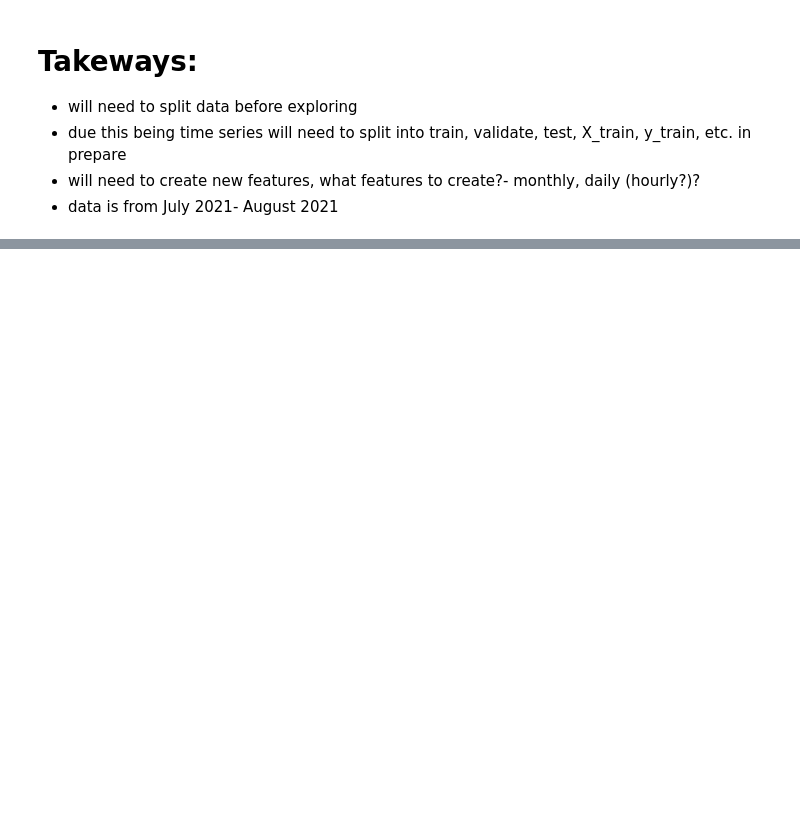
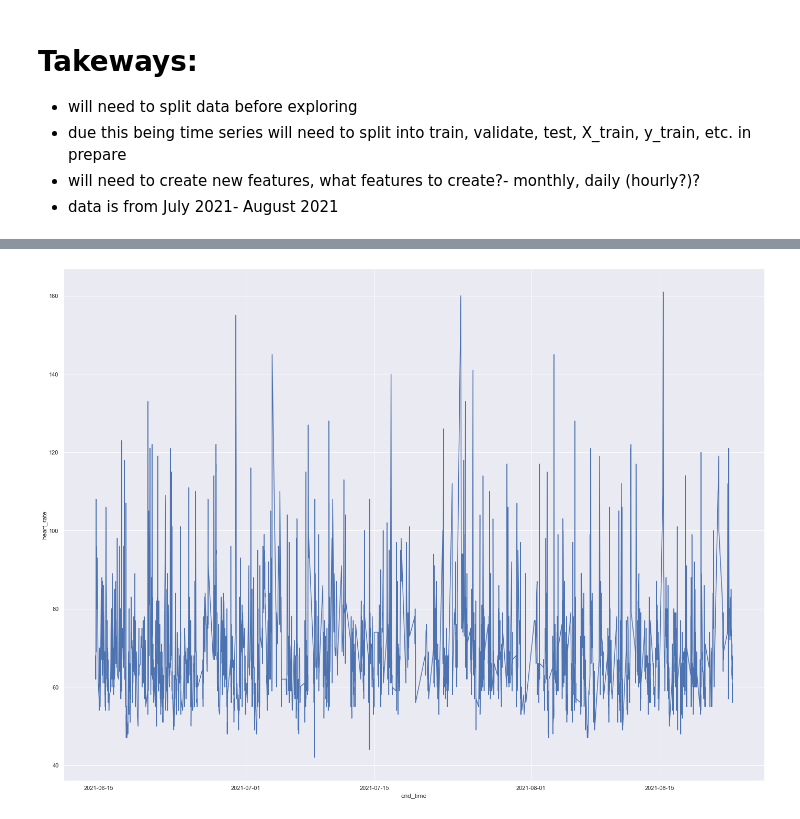
Before and after one commit to LinhQuach13/samsung_heart_rate_fit2, a Jupyter notebook: time_series_samsung_data.ipynb, the cells around one changed output, grey strips where cells are left out. Cells and saved outputs as stored; diff of their text form; code cells hidden in the pictures; blank space fills up the shorter version.

```diff
--- a/time_series_samsung_data.ipynb
+++ b/time_series_samsung_data.ipynb
@@ -125,0 +180,5 @@ df.head(10)
+# %%
+sns.lineplot(x= 'end_time', y= 'heart_rate', data=train)
+sns.set(rc={'figure.figsize':(24,18)})
+# %% [output]
+[figure, added]
```
Also changed, not shown: parts of 15 cells of this notebook.
